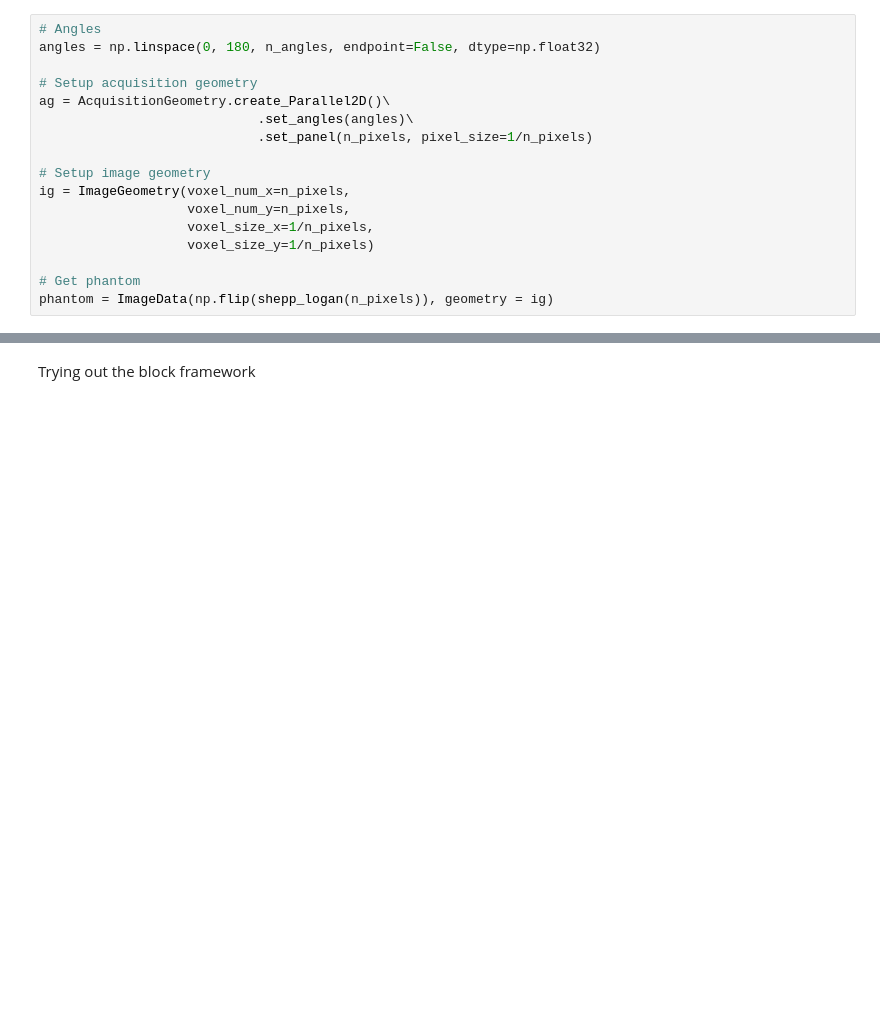
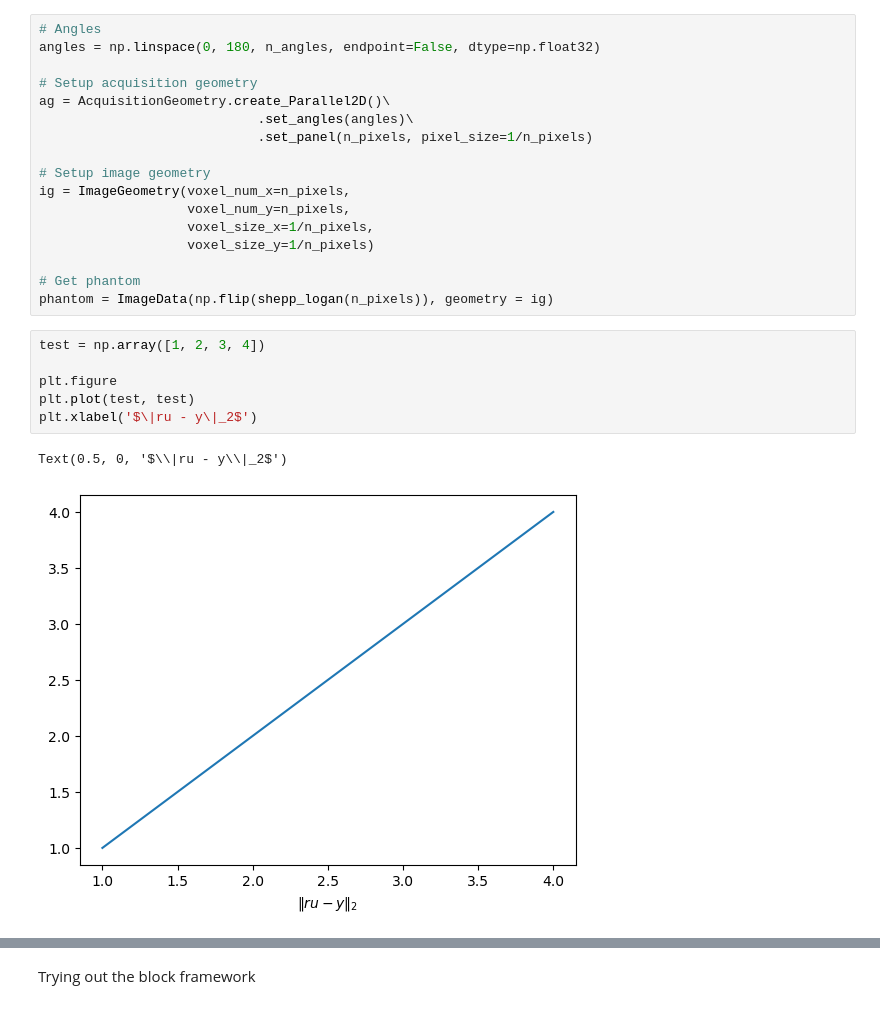
Before and after one commit to FemkeFJF/CIL-Demos, a Jupyter notebook: Femke/IRN/trials.ipynb, the cells around one changed output, grey strips where cells are left out. Saved outputs shown, nothing was run; the diff lists cells and outputs as text; blank space fills up the shorter version.

```diff
--- a/Femke/IRN/trials.ipynb
+++ b/Femke/IRN/trials.ipynb
@@ -56,6 +56,15 @@ ig = ImageGeometry(voxel_num_x=n_pixels,
 
 # Get phantom
 phantom = ImageData(np.flip(shepp_logan(n_pixels)), geometry = ig)
+# %%
+test = np.array([1, 2, 3, 4])
+
+plt.figure
+plt.plot(test, test)
+plt.xlabel('$\|ru - y\|_2$')
+# %% [output]
+Text(0.5, 0, '$\\|ru - y\\|_2$')
+[figure, added]
 # %%
 # Show the picture of the example that will be worked with in this code
 
```
Also changed, not shown: parts of 3 cells of this notebook.
